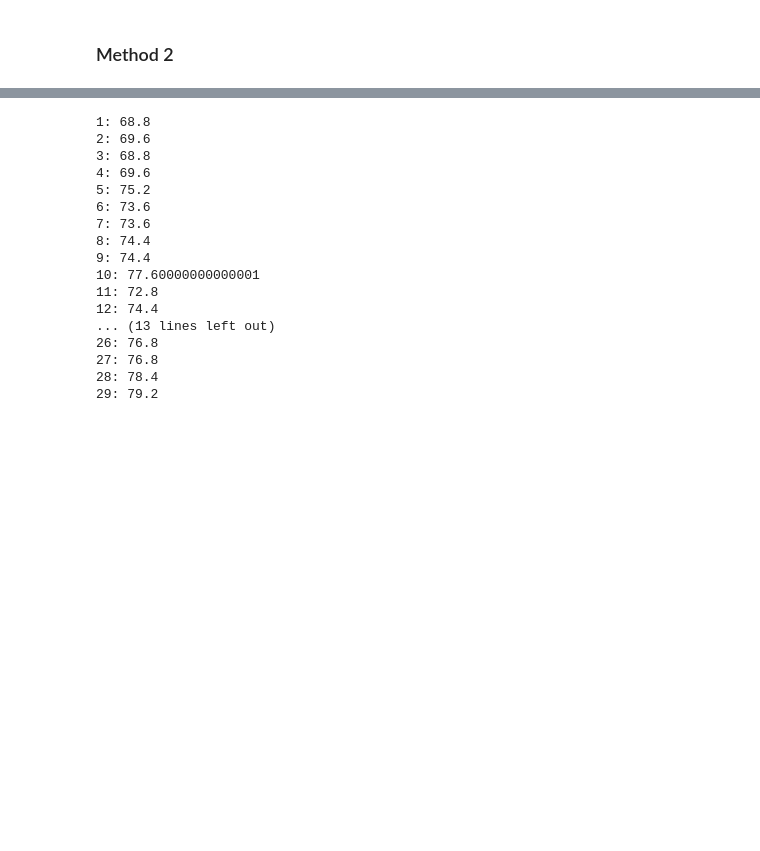
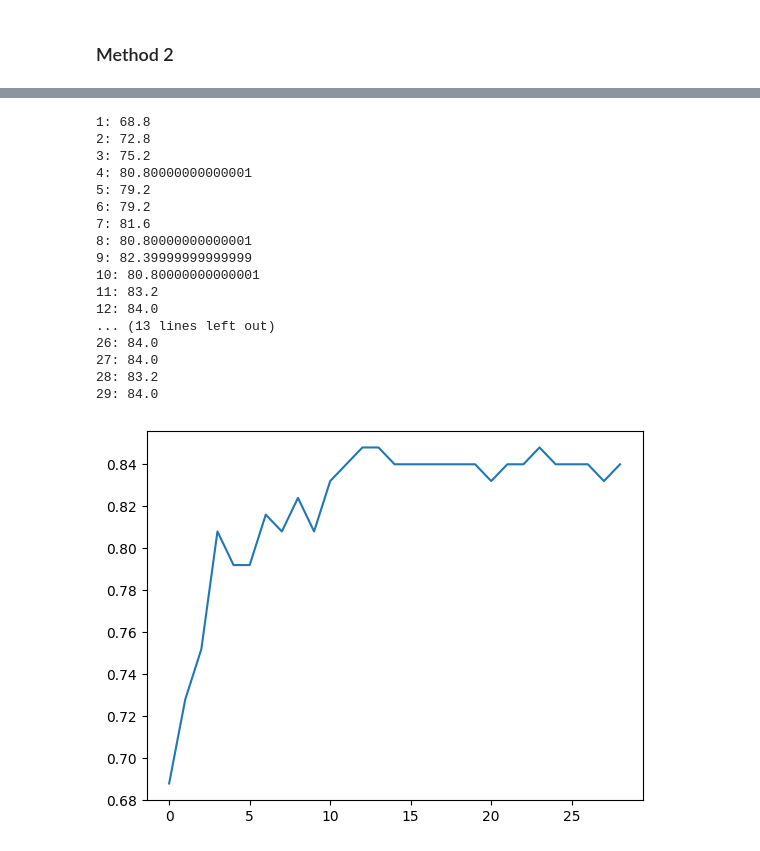
Before and after one commit to MostafaBelo/DSP_Project, a Jupyter notebook: project.ipynb, the cells around one changed output, grey strips where cells are left out. Drawn from its saved outputs; the diff is of its cells as text; code cells hidden in the pictures; blank space fills up the shorter version.

```diff
--- a/project.ipynb
+++ b/project.ipynb
@@ -208,6 +234,10 @@ def get_highest_val(components_val: np.ndarray) -> int:
 def estimate_freq(trial: np.ndarray, components:list[float]=[12, 10, 8.57, 7.5, 6.66]) -> int:
     components_val = get_components_val(trial, components)
     return get_highest_val(components_val)
+
+def estimate_freq_from_dft(freqs: np.ndarray, components:list[float]=[12, 10, 8.57, 7.5, 6.66]) -> int:
+    components_val = get_components_val_from_dft(freqs, components)
+    return get_highest_val(components_val)
 # %% [markdown]
 # Visualize frequency components
 # %%
@@ -244,9 +282,9 @@ res_o1 = np.ndarray(125)
 res_o2 = np.ndarray(125)
 res_avg = np.ndarray(125)
 for i in range(125):
-    res_o1[i] = estimate_freq(trials[i, 6]) # o1
-    res_o2[i] = estimate_freq(trials[i, 7]) # o2
-    res_avg[i] = estimate_freq((trials[i, 6] + trials[i, 7]) / 2) # o1 & o2
+    res_o1[i] = estimate_freq_from_dft(trials_dft[i, 6]) # o1
+    res_o2[i] = estimate_freq_from_dft(trials_dft[i, 7]) # o2
+    res_avg[i] = estimate_freq_from_dft((trials_dft[i, 6] + trials_dft[i, 7]) / 2) # o1 & o2
 
 res_o1 += 1
 res_o2 += 1
@@ -269,33 +315,51 @@ trials_components = apply_function_per_trial(trials_dft, get_components_val_from
 # %%
 # try using components only instead of all data
+components_window_size = 5
+
 electrode = 7
+acc_k = []
 for k in range(1,30):
-
     res = np.ndarray(125)
     for i in range(125):
-        neigh = KNeighborsClassifier(n_neighbors=k)
-        trials_sub = np.append(trials_components[:i], trials_components[i+1:], 0)
-        y_sub = np.append(aggregate_y[:i], aggregate_y[i+1:])
-        neigh.fit(trials_sub[:,electrode, :], y_sub)
+        neigh = KNeighborsClassifier(n_neighbors=k) # create classifier with k
+
+        # drop ith trial
+        trials_dropped = np.append(trials_components[:i], trials_components[i+1:], 0)
+        y_dropped = np.append(aggregate_y[:i], aggregate_y[i+1:])
+
+        neigh.fit(trials_dropped[:,electrode,:], y_dropped)
         res[i] = neigh.predict(trials_components[[i],electrode])[0]
 
+        # neigh.fit((trials_dropped[:,6,:] + trials_dropped[:,7,:]) / 2, y_dropped)
+        # res[i] = neigh.predict((trials_components[[i],6] + trials_components[[i],7]) / 2)[0]
+
+        # neigh.fit(trials_dropped[:,6:8,:].reshape(124,components_window_size*2), y_dropped)
+        # res[i] = neigh.predict(trials_components[[i],6:8].reshape(1,components_window_size*2))[0]
+
+        # neigh.fit(trials_dropped[:,:,:].reshape(124,components_window_size*14), y_dropped)
+        # res[i] = neigh.predict(trials_components[[i],:].reshape(1,components_window_size*14))[0]
+
     acc = acc_fn(aggregate_y, res)
+    acc_k.append(acc)
     print(f"{k}: {acc*100}")
+
+plt.plot(acc_k);
 # %% [output]
 1: 68.8
-2: 69.6
-3: 68.8
-4: 69.6
-5: 75.2
-6: 73.6
-7: 73.6
-8: 74.4
-9: 74.4
-10: 77.60000000000001
-11: 72.8
-12: 74.4
+2: 72.8
+3: 75.2
+4: 80.80000000000001
+5: 79.2
+6: 79.2
+7: 81.6
+8: 80.80000000000001
+9: 82.39999999999999
+10: 80.80000000000001
+11: 83.2
+12: 84.0
 ... (13 lines left out)
-26: 76.8
-27: 76.8
-28: 78.4
-29: 79.2
+26: 84.0
+27: 84.0
+28: 83.2
+29: 84.0
+[figure, added]
```
Also changed, not shown: parts of 13 cells of this notebook.
